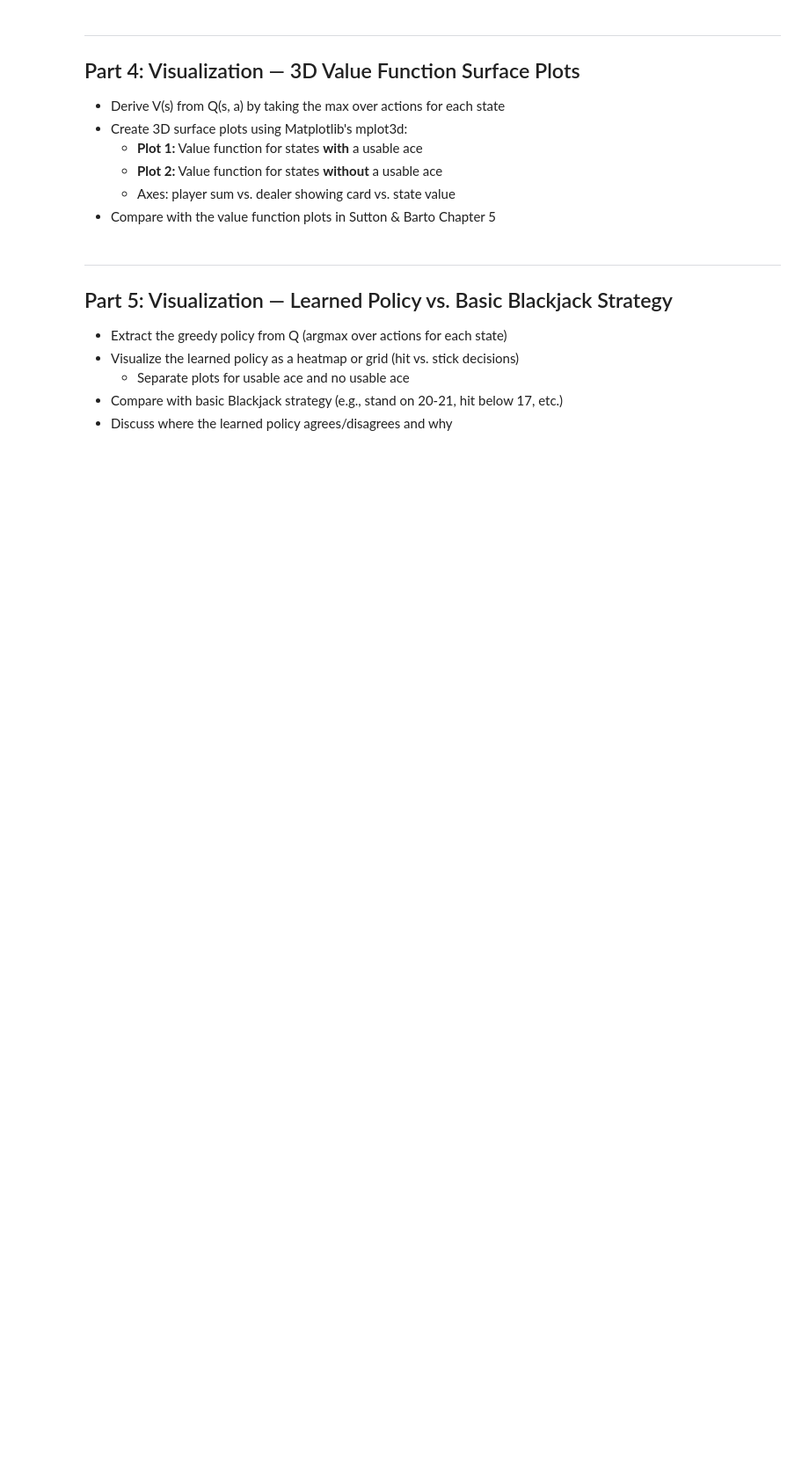
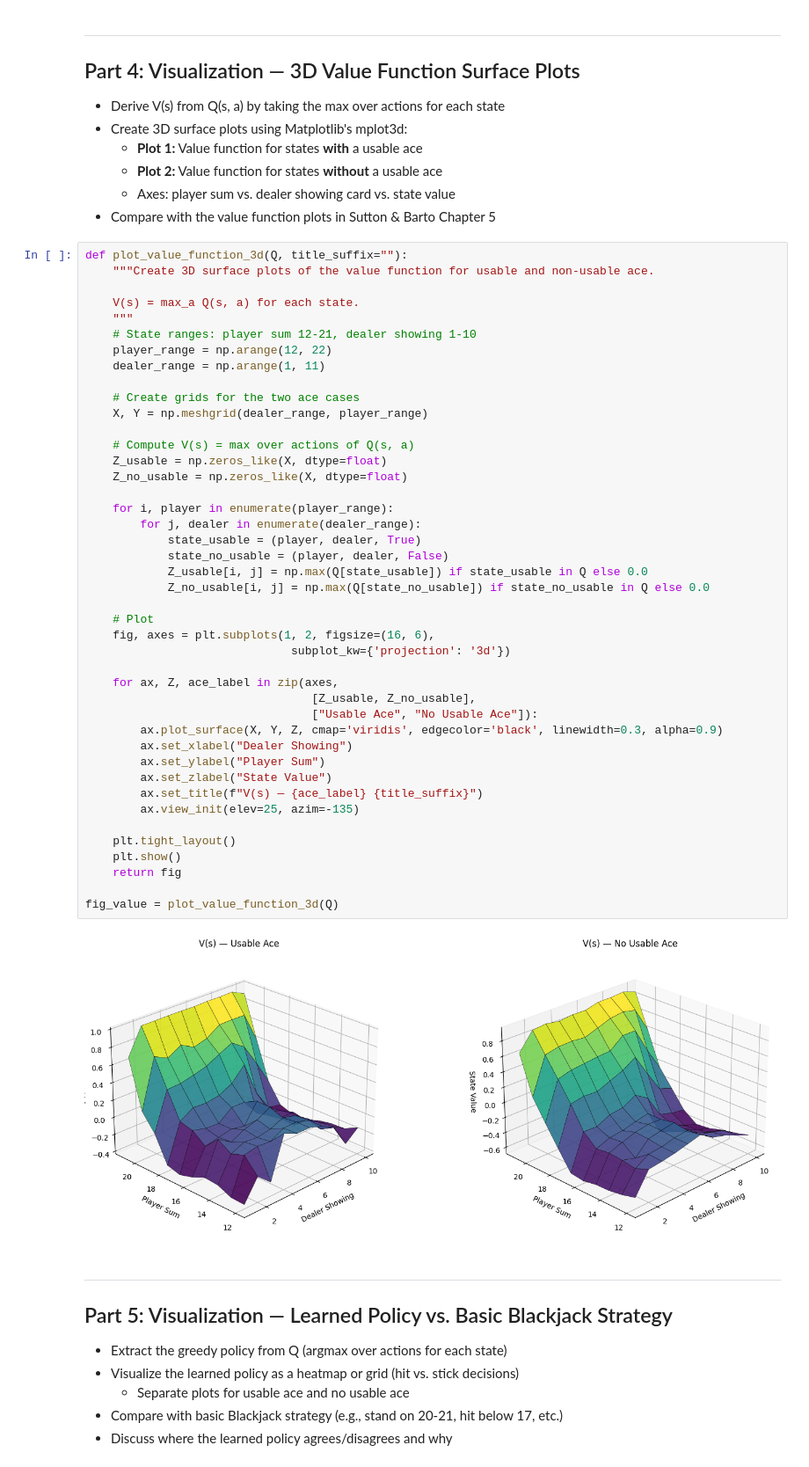
Before and after one commit to cooper-rm/monte-carlo-methods, a Jupyter notebook: lab3_monte_carlo.ipynb, the cells around one changed output. Shown at 88% size. Cells and saved outputs as stored; diff of their text form; blank space fills up the shorter version.

```diff
--- a/lab3_monte_carlo.ipynb
+++ b/lab3_monte_carlo.ipynb
@@ -50,6 +186,51 @@
   - **Plot 2:** Value function for states **without** a usable ace
   - Axes: player sum vs. dealer showing card vs. state value
 - Compare with the value function plots in Sutton & Barto Chapter 5
+# %%
+def plot_value_function_3d(Q, title_suffix=""):
+    """Create 3D surface plots of the value function for usable and non-usable ace.
+
+    V(s) = max_a Q(s, a) for each state.
+    """
+    # State ranges: player sum 12-21, dealer showing 1-10
+    player_range = np.arange(12, 22)
+    dealer_range = np.arange(1, 11)
+
+    # Create grids for the two ace cases
+    X, Y = np.meshgrid(dealer_range, player_range)
+
+    # Compute V(s) = max over actions of Q(s, a)
+    Z_usable = np.zeros_like(X, dtype=float)
+    Z_no_usable = np.zeros_like(X, dtype=float)
+
+    for i, player in enumerate(player_range):
+        for j, dealer in enumerate(dealer_range):
+            state_usable = (player, dealer, True)
+            state_no_usable = (player, dealer, False)
+            Z_usable[i, j] = np.max(Q[state_usable]) if state_usable in Q else 0.0
+            Z_no_usable[i, j] = np.max(Q[state_no_usable]) if state_no_usable in Q else 0.0
+
+    # Plot
+    fig, axes = plt.subplots(1, 2, figsize=(16, 6),
+                              subplot_kw={'projection': '3d'})
+
+    for ax, Z, ace_label in zip(axes,
+                                 [Z_usable, Z_no_usable],
+                                 ["Usable Ace", "No Usable Ace"]):
+        ax.plot_surface(X, Y, Z, cmap='viridis', edgecolor='black', linewidth=0.3, alpha=0.9)
+        ax.set_xlabel("Dealer Showing")
+        ax.set_ylabel("Player Sum")
+        ax.set_zlabel("State Value")
+        ax.set_title(f"V(s) — {ace_label} {title_suffix}")
+        ax.view_init(elev=25, azim=-135)
+
+    plt.tight_layout()
+    plt.show()
+    return fig
+
+fig_value = plot_value_function_3d(Q)
+# %% [output]
+[figure, added]
 # %% [markdown]
 ---
 ## Part 5: Visualization — Learned Policy vs. Basic Blackjack Strategy
```
Also changed, not shown: parts of 9 cells of this notebook, 8 other files.
